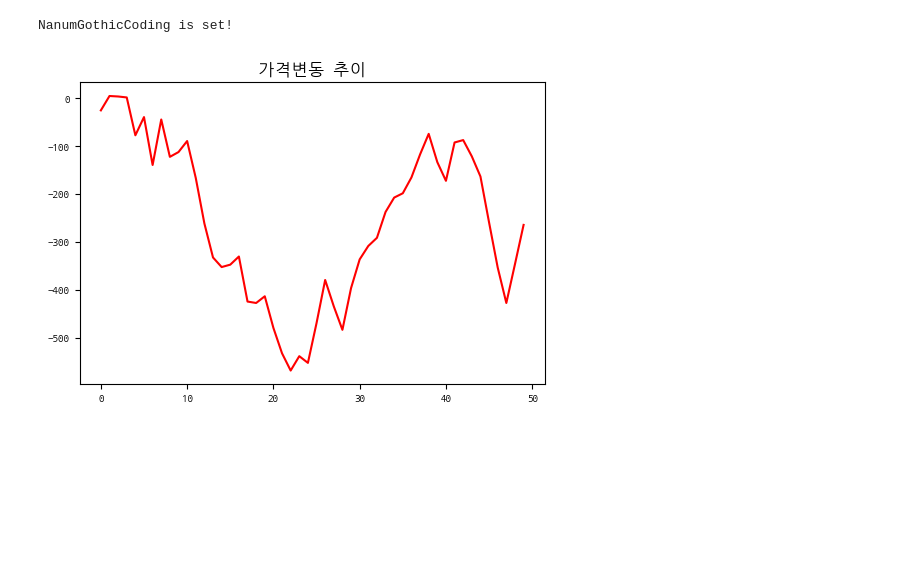
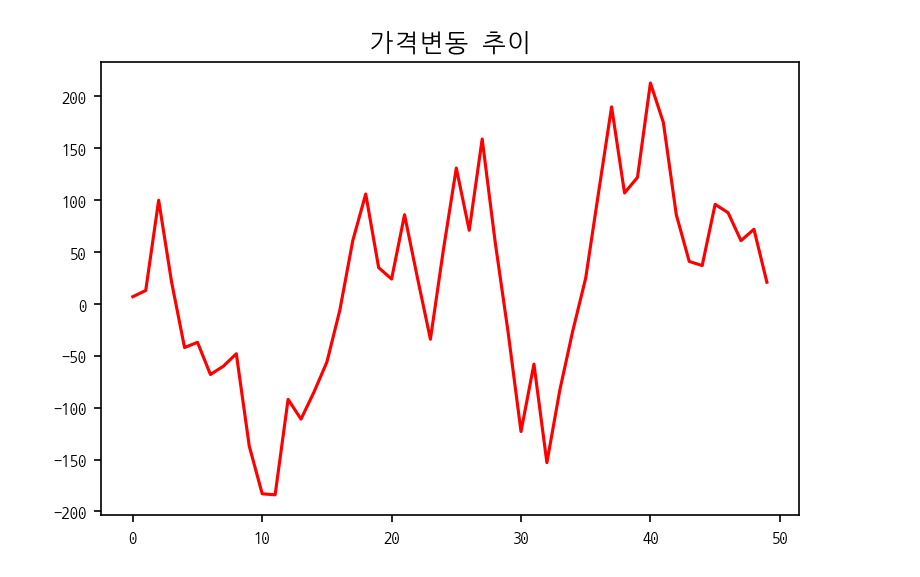
Before and after one commit to anarinsk/test-geopandas, a Jupyter notebook: setup-korean-sh.ipynb, the cells around one changed output. Saved outputs shown, nothing was run; the diff lists cells and outputs as text; code cells hidden in the pictures; blank space fills up the shorter version.

Commit message:
ad-hoc solution for kor font loading
- Solution is not so clean, but works

```diff
--- a/setup-korean-sh.ipynb
+++ b/setup-korean-sh.ipynb
@@ -67,16 +73,17 @@ import matplotlib.font_manager
 # %%
 # Testing module
 import numpy as np
 import matplotlib.pyplot as plt
-
-%run -i setting4pltfont.py
+import matplotlib
+#matplotlib.font_manager._rebuild()
+#plt.rcParams['font.family'] = 'Nanum Brush Script'
+#%run setting4pltfont.py
 
 data = np.random.randint(-100, 100, 50).cumsum()
 #data
-plt.rcParams['figure.dpi'] = 100
+plt.rcParams['figure.dpi'] = 150
 plt.plot(range(50), data, 'r')
 plt.title('가격변동 추이')
 plt.show()
 # %% [output]
-NanumGothicCoding is set!
-[figure, old version]
+[figure, new version]
```
Also changed, not shown: parts of 4 cells of this notebook, 2 other files.
